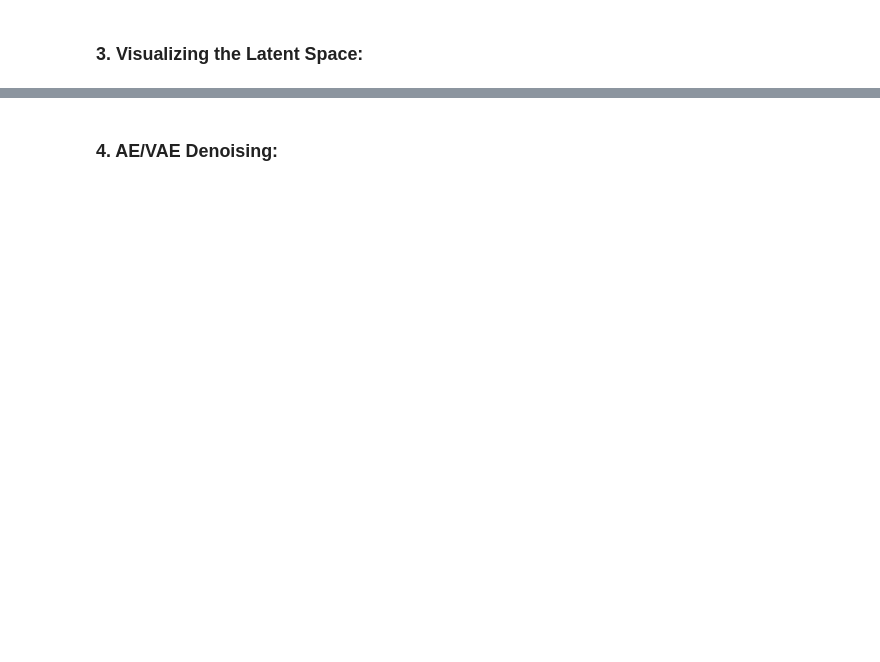
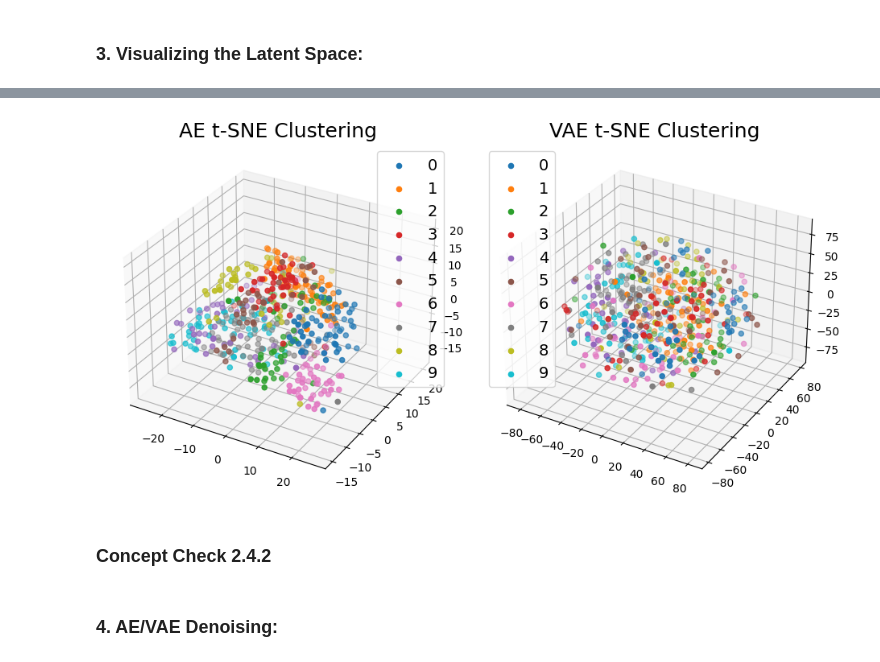
Before and after one commit to chancharikmitra/CS182_All_About_Autoencoders, a Jupyter notebook: demo/ae_vs_vae_sol.ipynb, the cells around one changed output, grey strips where cells are left out. Cells and saved outputs as stored; diff of their text form; code cells hidden in the pictures; blank space fills up the shorter version.

```diff
--- a/demo/ae_vs_vae_sol.ipynb
+++ b/demo/ae_vs_vae_sol.ipynb
@@ -370,2 +516,50 @@ Labels: tensor([2, 6, 7, 4, 3, 8, 8, 4, 1, 6])
+# %%
+# analysis
+with torch.no_grad():
+    num_samples = 512
+
+    viz_dataloader = DataLoader(test_dataset, batch_size=num_samples, shuffle=True)
+    for (data, labels) in viz_dataloader:
+        break
+
+    tsne = TSNE(n_components=3, perplexity=30.0, random_state=0)
+    recon_ae = ae.encode(data.reshape((num_samples, -1)))
+    recon_vae = vae.encode(data.reshape((num_samples, -1)))
+    embedded_ae = tsne.fit_transform(recon_ae)
+    embedded_vae = tsne.fit_transform(recon_vae)
+    two_components_ae = np.hstack((embedded_ae, labels.numpy().reshape(-1, 1)))
+    two_components_ae = pd.DataFrame(data=two_components_ae)
+    two_components_ae.columns = ["c1", "c2", "c3", "label"]
+
+    label_groups_ae = two_components_ae.groupby("label")
+
+    two_components_vae = np.hstack((embedded_vae, labels.numpy().reshape(-1, 1)))
+    two_components_vae = pd.DataFrame(data=two_components_vae)
+    two_components_vae.columns = ["c1", "c2","c3", "label"]
+
+    label_groups_vae = two_components_vae.groupby("label")
+
+    fig = plt.figure(figsize=plt.figaspect(0.5))
+    ax0 = fig.add_subplot(1, 2, 1, projection='3d')
+    fig.tight_layout(pad=1.75)
+    #plt.figure(figsize=(10, 10))
+    for label, group in label_groups_ae:
+        ax0.scatter(group["c1"], group["c2"], group["c3"], marker="o", label=label)
+
+    ax0.legend(labels=range(10), fontsize=14)
+    ax0.set_title("AE t-SNE Clustering", fontdict={"fontsize": 18})
+    #ax[0].show()
+
+    ax1 = fig.add_subplot(1, 2, 2, projection='3d')
+    for label, group in label_groups_vae:
+        ax1.scatter(group["c1"], group["c2"], group["c3"], marker="o", label=label)
+
+    ax1.legend(labels=range(10), fontsize=14)
+    ax1.set_title("VAE t-SNE Clustering", fontdict={"fontsize": 18})
+    #ax[1].show()
+# %% [output]
+[figure, added]
+# %% [markdown]
+### Concept Check 2.4.2
 # %% [markdown]
 ### 4. AE/VAE Denoising:
```
Also changed, not shown: parts of 45 cells of this notebook, 2 other files.
